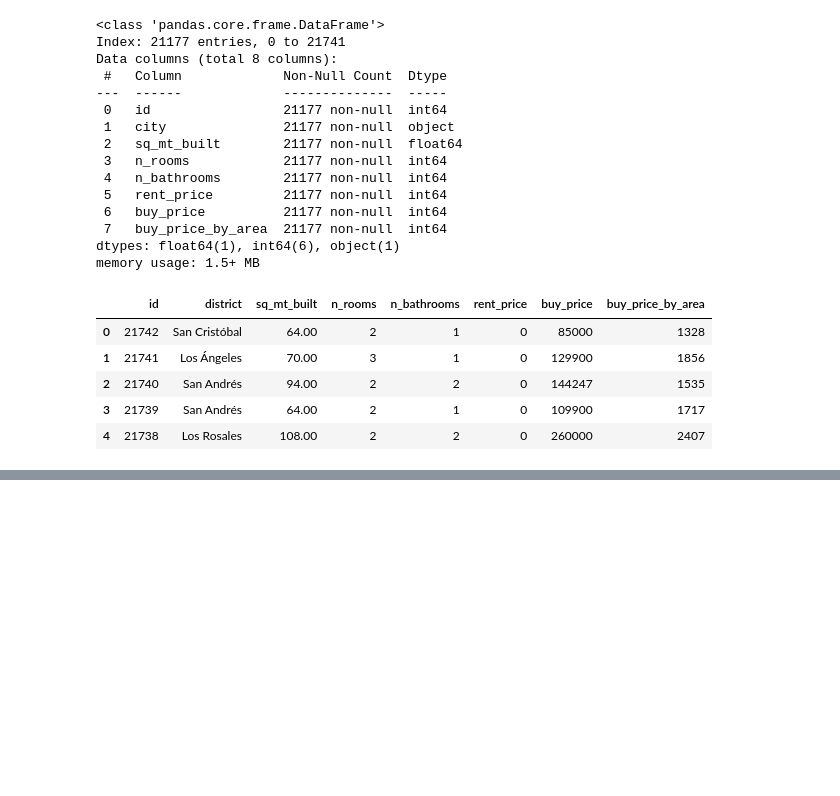
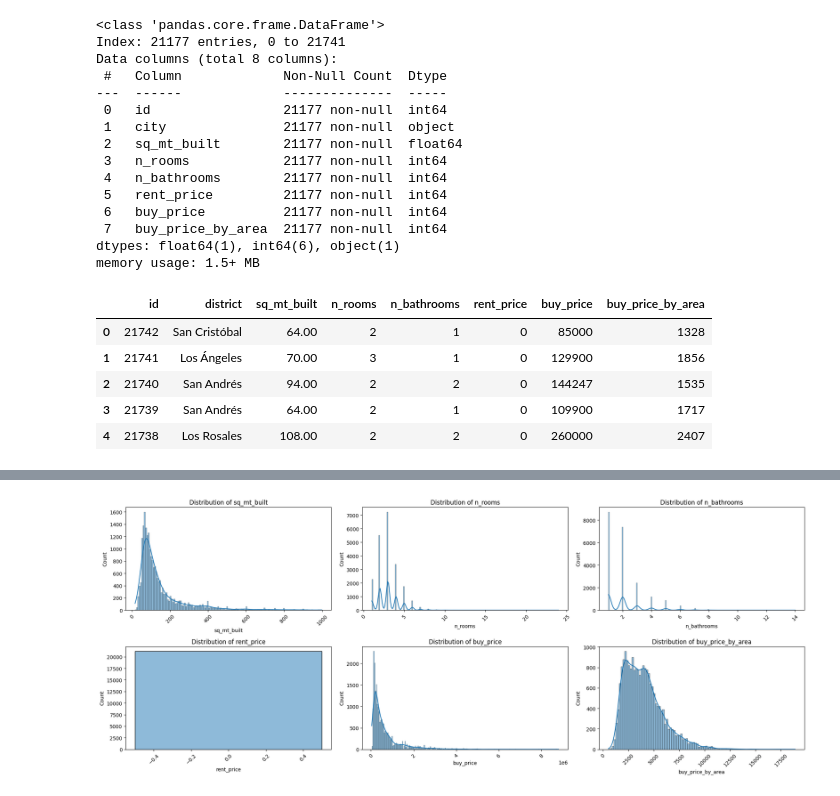
Before and after one commit to ahmedllshafiey/Mardrid-Analysis, a Jupyter notebook: Madrid.ipynb, the cells around one changed output, grey strips where cells are left out. Saved outputs shown, nothing was run; the diff lists cells and outputs as text; code cells hidden in the pictures; blank space fills up the shorter version.

```diff
--- a/Madrid.ipynb
+++ b/Madrid.ipynb
@@ -199,2 +200,5 @@ memory usage: 1.3+ MB
 # %%
 df.to_csv('Database/Madrid_clean.csv', index=False)
+# %%
+df = pd.read_csv('Database/Madrid_clean.csv')
+df.dropna(subset=['rent_price'], inplace=True)
@@ -200,0 +214,11 @@ df.to_csv('Database/Madrid_clean.csv', index=False)
+# %%
+# Number of properties by district
+plt.figure(figsize=(20,8))
+for e, i in enumerate(df.columns[2:]):
+    plt.subplot(2,3,e+1)
+    sns.histplot(df[i], kde=True)
+    plt.xticks(rotation=45)
+    plt.title(f'Distribution of {i}')
+    plt.tight_layout()
+# %% [output]
+[figure, added]
```
Also changed, not shown: parts of 4 cells of this notebook, 1 other file.
